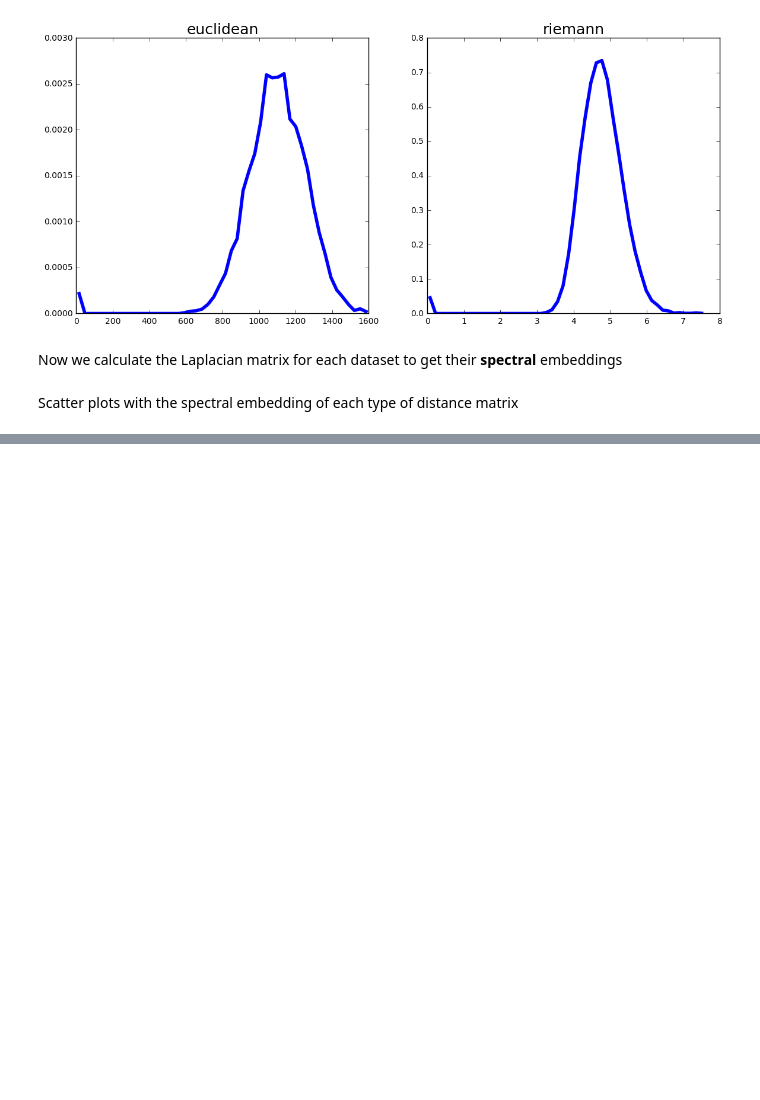
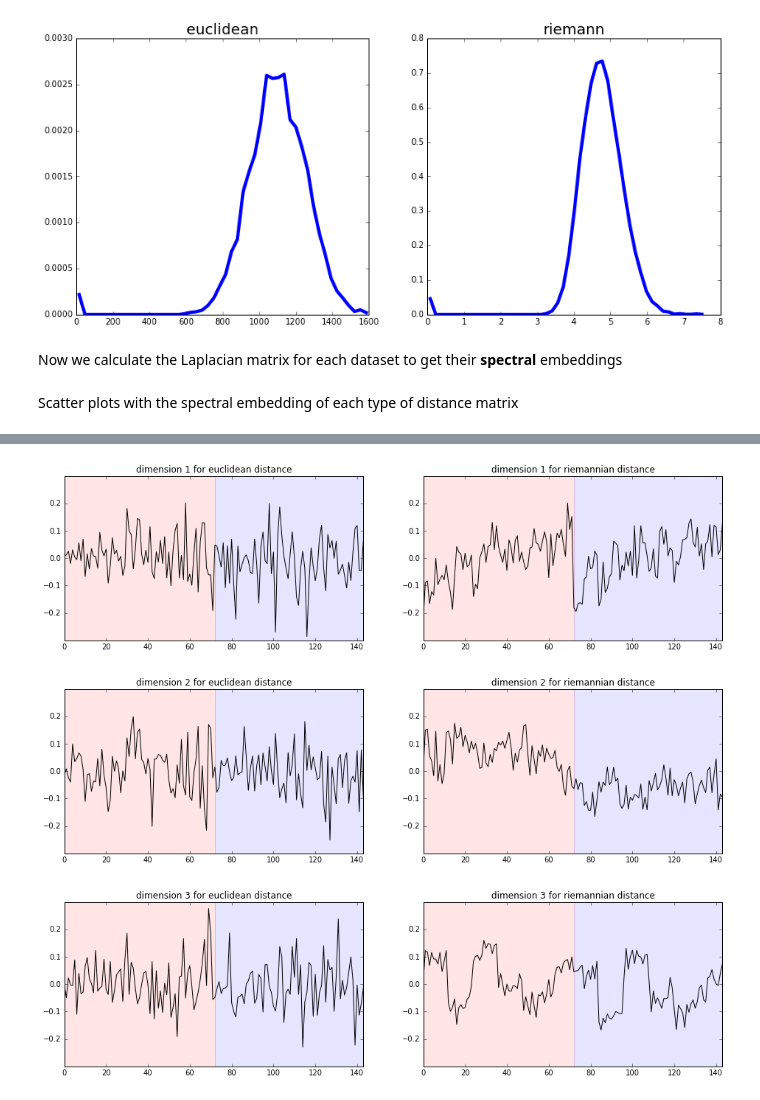
Before and after one commit to plcrodrigues/RandomMatrix-RiemannGeom, a Jupyter notebook: analyze_bci.ipynb, the cells around one changed output, grey strips where cells are left out. Saved outputs shown, nothing was run; the diff lists cells and outputs as text; code cells hidden in the pictures; blank space fills up the shorter version.

```diff
--- a/analyze_bci.ipynb
+++ b/analyze_bci.ipynb
@@ -105,0 +106,19 @@ for axi, uspec, label in zip(ax, [u_euc, u_rie], ['euclidean', 'riemann']):
+# %%
+for dim in [1, 2, 3]:
+    fig, ax = plt.subplots(figsize=(16,4), ncols=2)
+    ax[0].plot(u_euc[:,dim], lw=1.0, c='k')
+    ax[0].axvspan(0, len(y)/2, alpha=0.10, color='red')
+    ax[0].axvspan(len(y)/2, len(y)-1, alpha=0.10, color='blue')
+    ax[0].set_ylim(-0.3, +0.3)
+    ax[0].set_xlim(0, len(y)-1)
+    ax[0].set_title('dimension ' + str(dim) + ' for euclidean distance')
+    ax[1].plot(u_rie[:,dim], lw=1.0, c='k')
+    ax[1].axvspan(0, len(y)/2, alpha=0.10, color='red')
+    ax[1].axvspan(len(y)/2, len(y)-1, alpha=0.10, color='blue')
+    ax[1].set_ylim(-0.3, +0.3)
+    ax[1].set_xlim(0, len(y)-1)
+    ax[1].set_title('dimension ' + str(dim) + ' for riemannian distance')
+# %% [output]
+[figure, added]
+[figure, added]
+[figure, added]
```
Also changed, not shown: parts of 11 cells of this notebook, 12 other files.
